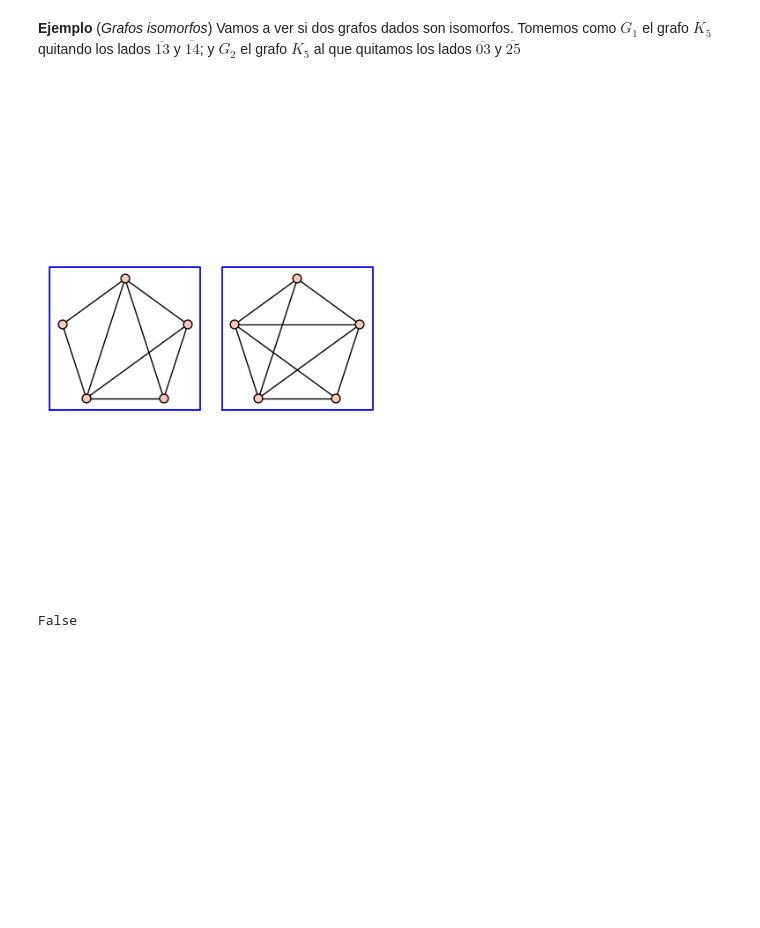
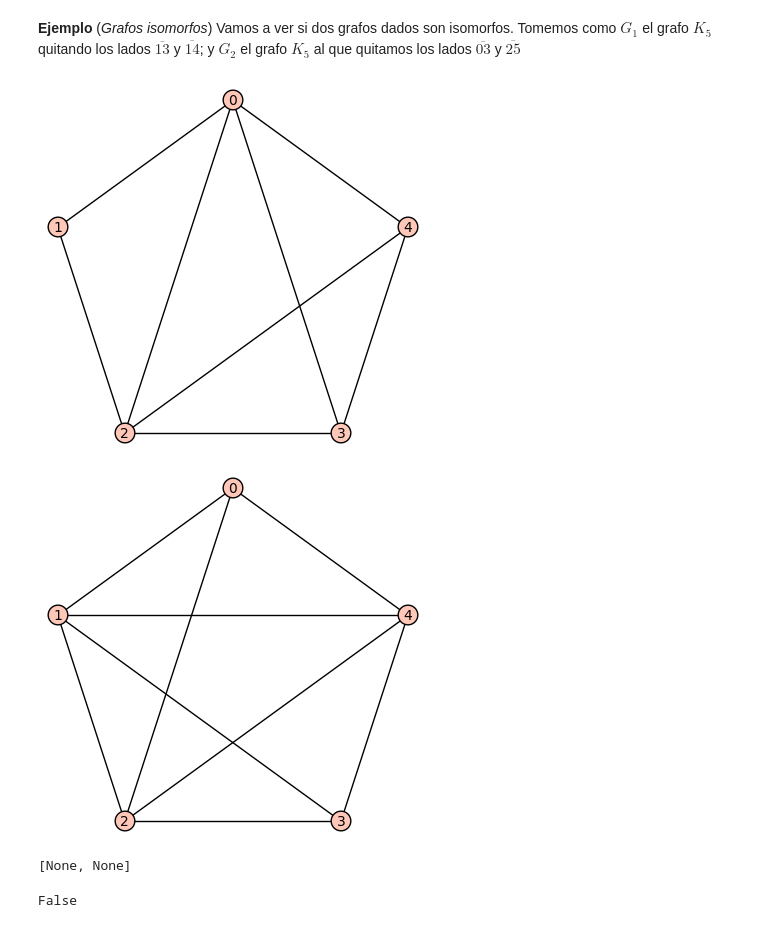
Before and after one commit to pedritomelenas/Algebra-II, a Jupyter notebook: Grafos/Grafos con sage.ipynb, the cells around one changed output. Cells and saved outputs as stored; diff of their text form; code cells hidden in the pictures; blank space fills up the shorter version.

```diff
--- a/Grafos/Grafos con sage.ipynb
+++ b/Grafos/Grafos con sage.ipynb
@@ -121,11 +121,13 @@ G.show(layout='circular')
 # %%
 G1=graphs.CompleteGraph(5)
 G2=G1.copy()
 G1.delete_edges([(1,3),(1,4)])
 G2.delete_edges([(0,3),(2,5)])
-show(G1,G2)
+[show(G1,layout='circular'),show(G2,layout='circular')]
 # %% [output]
-[figure, old version]
+[figure, new version]
+[figure, added]
+[None, None]
 # %%
 G1.is_isomorphic(G2)
 # %% [output]
```
Also changed, not shown: parts of 7 cells of this notebook, 1 other file.
